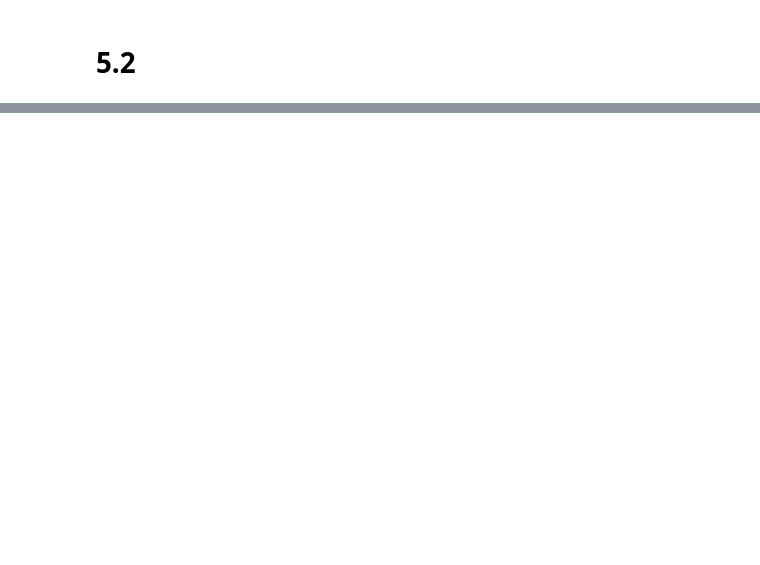
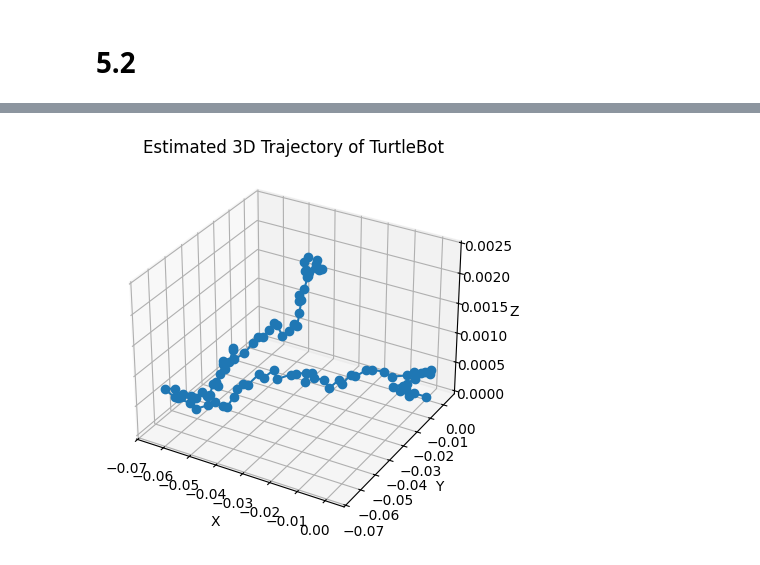
Before and after one commit to Vikranth3140/CSE344-CV, a Jupyter notebook: A2/Q5/code.ipynb, the cells around one changed output, grey strips where cells are left out. Cells and saved outputs as stored; diff of their text form; code cells hidden in the pictures; blank space fills up the shorter version.

```diff
--- a/A2/Q5/code.ipynb
+++ b/A2/Q5/code.ipynb
@@ -30,8 +30,8 @@ Jupyter environment detected. Enabling Open3D WebVisualizer.
 [Open3D INFO] WebRTCWindowSystem: HTTP handshake server disabled.
 # %%
 # Load 2 consecutive point clouds
-pcd1 = o3d.io.read_point_cloud("selected_pcds\pointcloud_0000.pcd")
-pcd2 = o3d.io.read_point_cloud("selected_pcds\pointcloud_0004.pcd")
+pcd1 = o3d.io.read_point_cloud(r"selected_pcds\pointcloud_0000.pcd")
+pcd2 = o3d.io.read_point_cloud(r"selected_pcds\pointcloud_0004.pcd")
 # %%
 # Downsample for faster processing
 pcd1_down = pcd1.voxel_down_sample(voxel_size=0.05)
@@ -182,0 +254,90 @@ print(result["T"])
+# %%
+import open3d as o3d
+import numpy as np
+import os
+import csv
+import matplotlib.pyplot as plt
+
+# --- CONFIG ---
+base_path = r"selected_pcds"  # folder with the 100 .pcd files
+file_names = [f"pointcloud_{i:04d}.pcd" for i in range(0, 400, 4)]  # pointcloud_0000.pcd to pointcloud_0396.pcd
+
+# --- Storage ---
+global_pcds = []
+global_poses = [np.eye(4)]  # first pose is identity
+trajectory = [np.array([0, 0, 0])]  # initial position
+
+# --- ICP Parameters ---
+voxel_size = 0.05
+threshold = 0.1
+
+# --- Helper: run point-to-point ICP ---
+def run_icp(source, target, init=np.eye(4), threshold=0.1):
+    return o3d.pipelines.registration.registration_icp(
+        source, target, threshold, init,
+        o3d.pipelines.registration.TransformationEstimationPointToPoint()
+    )
+
+# --- Process All Consecutive Pairs ---
+for i in range(len(file_names) - 1):
+    source_file = os.path.join(base_path, file_names[i])
+    target_file = os.path.join(base_path, file_names[i+1])
+
+    source = o3d.io.read_point_cloud(source_file).voxel_down_sample(voxel_size)
+    target = o3d.io.read_point_cloud(target_file).voxel_down_sample(voxel_size)
+
+    # Estimate normals (optional but helps)
+    source.estimate_normals()
+    target.estimate_normals()
+
+    # Use identity as initial guess
+    icp_result = run_icp(source, target, threshold=threshold)
+
+    # Get last global transformation
+    last_pose = global_poses[-1]
+    current_pose = icp_result.transformation @ last_pose
+    global_poses.append(current_pose)
+
+    # Load original source cloud and transform it
+    original = o3d.io.read_point_cloud(source_file)
+    original.transform(last_pose)
+    global_pcds.append(original)
+
+    # Extract position from transformation
+    translation = current_pose[:3, 3]
+    trajectory.append(translation)
+
+    print(f"Registered {file_names[i]} -> {file_names[i+1]} | Fitness: {icp_result.fitness:.4f}")
+
+# --- Add the last point cloud ---
+final_pcd = o3d.io.read_point_cloud(os.path.join(base_path, file_names[-1]))
+final_pcd.transform(global_poses[-1])
+global_pcds.append(final_pcd)
+
+# --- Merge all into one registered map ---
+combined = global_pcds[0]
+for pc in global_pcds[1:]:
+    combined += pc
+
+print("Saving merged point cloud to 'registered_map.pcd'")
+o3d.io.write_point_cloud("registered_map.pcd", combined)
+
+# --- Save trajectory as CSV ---
+print("Saving trajectory to 'trajectory.csv'")
+with open("trajectory.csv", "w", newline="") as f:
+    writer = csv.writer(f)
+    writer.writerow(["x", "y", "z"])
+    for point in trajectory:
+        writer.writerow(point)
+
+# --- Plot trajectory ---
+trajectory_np = np.array(trajectory)
+fig = plt.figure()
+ax = fig.add_subplot(111, projection='3d')
+ax.plot(trajectory_np[:, 0], trajectory_np[:, 1], trajectory_np[:, 2], marker='o')
+ax.set_title("Estimated 3D Trajectory of TurtleBot")
+ax.set_xlabel("X")
+ax.set_ylabel("Y")
+ax.set_zlabel("Z")
+plt.show()
+# %% [output]
@@ -182,0 +361 @@ print(result["T"])
+[figure, added]
```
Also changed, not shown: parts of 13 cells of this notebook, 6 other files.
